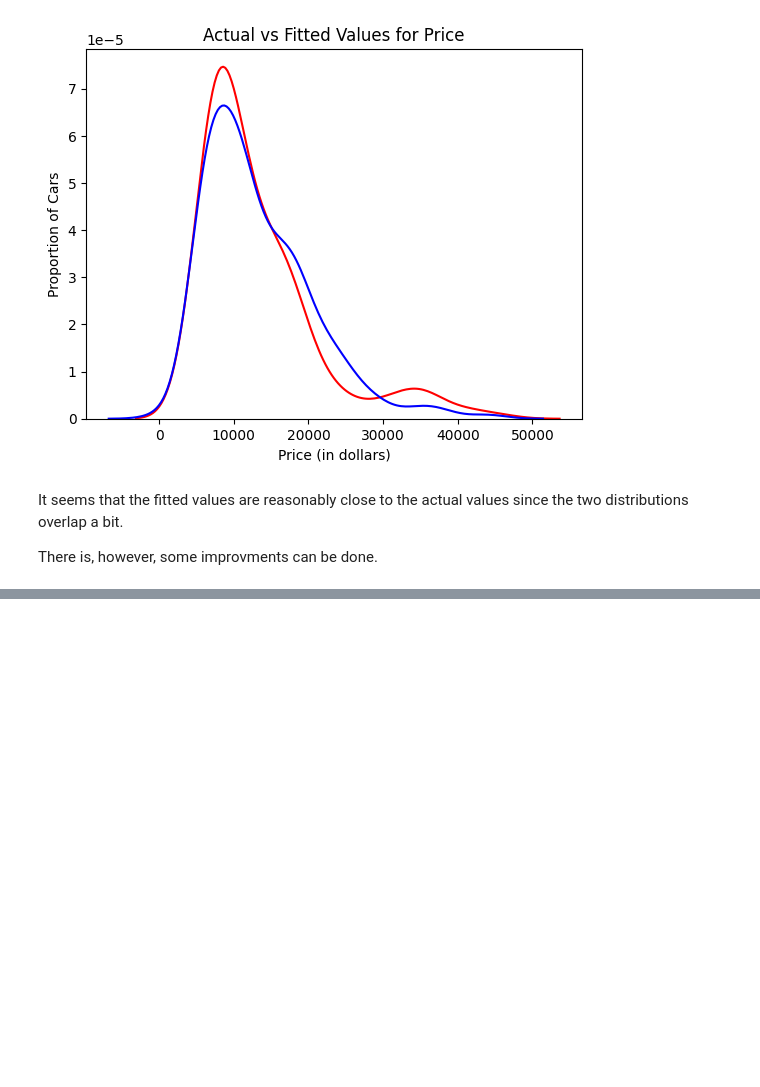
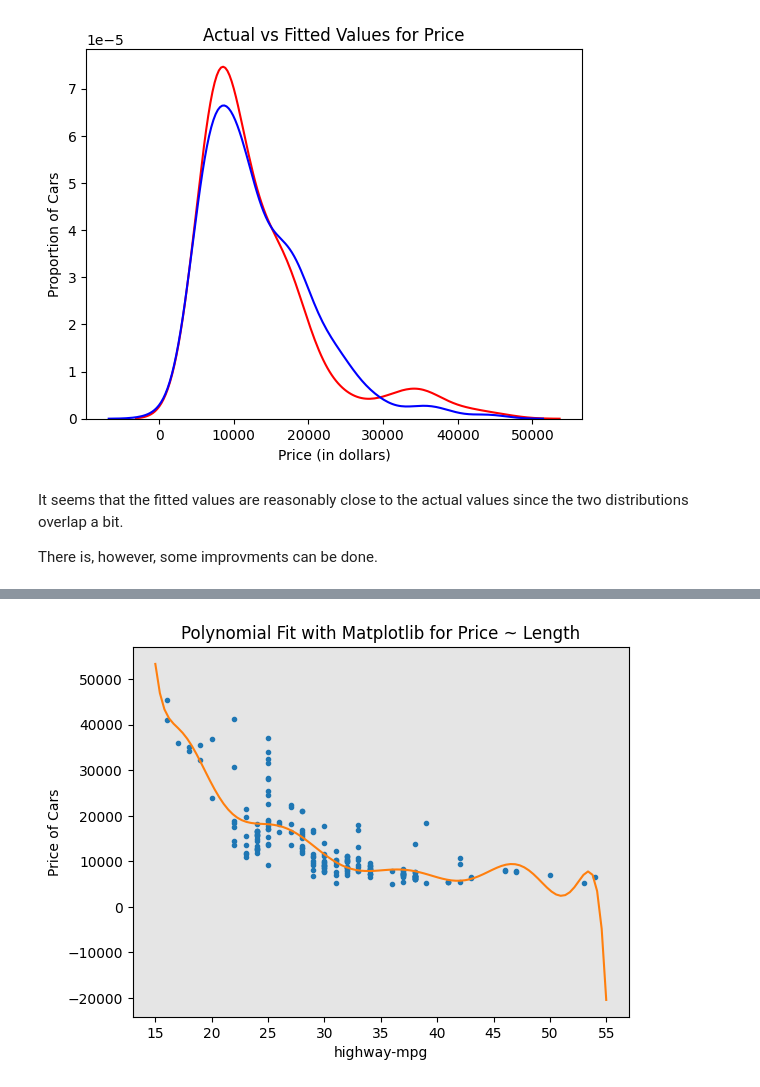
Before and after one commit to ghatanisuresh/DataScience_tutorial, a Jupyter notebook: Model Development/Linear and Multiple LR.ipynb, the cells around one changed output, grey strips where cells are left out. Cells and saved outputs as stored; diff of their text form; code cells hidden in the pictures; blank space fills up the shorter version.

```diff
--- a/Model Development/Linear and Multiple LR.ipynb
+++ b/Model Development/Linear and Multiple LR.ipynb
@@ -375,0 +523,4 @@ There is, however, some improvments can be done.
+# %%
+PlotPolly(p1, x, y, 'highway-mpg')
+# %% [output]
+[figure, added]
```
Also changed, not shown: parts of 40 cells of this notebook.
